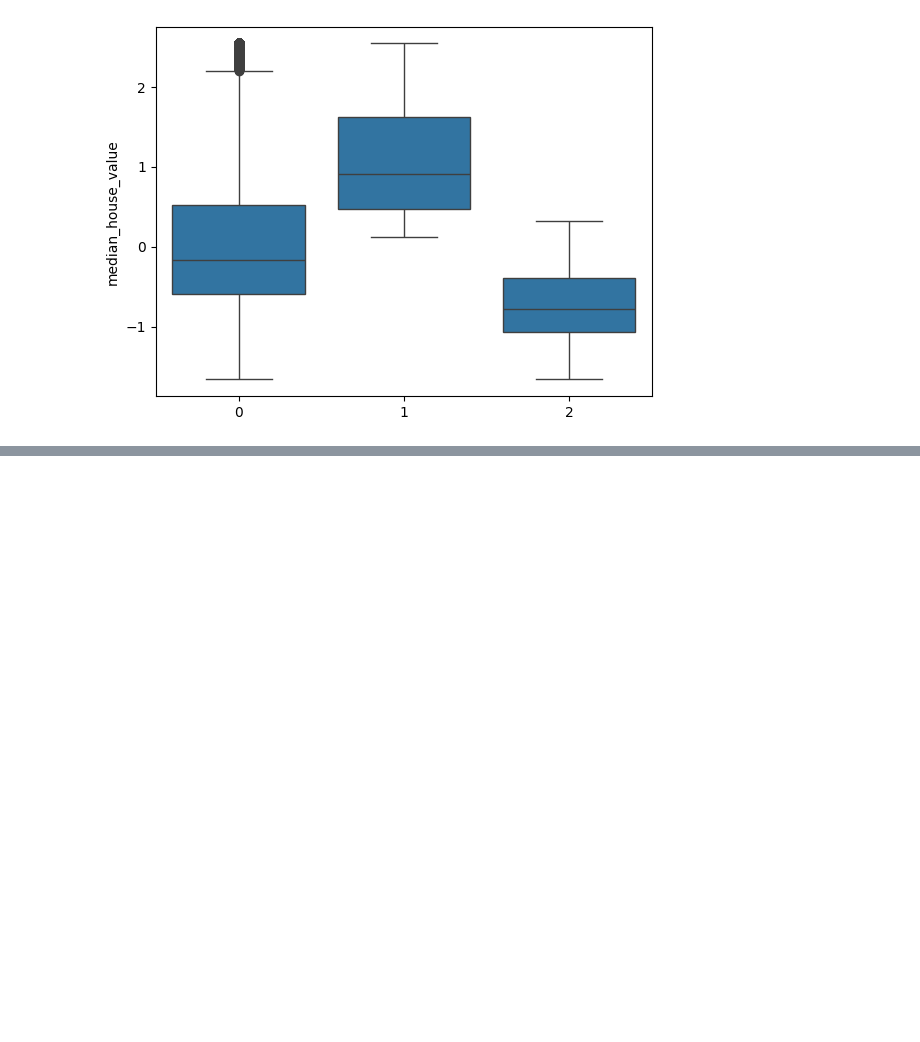
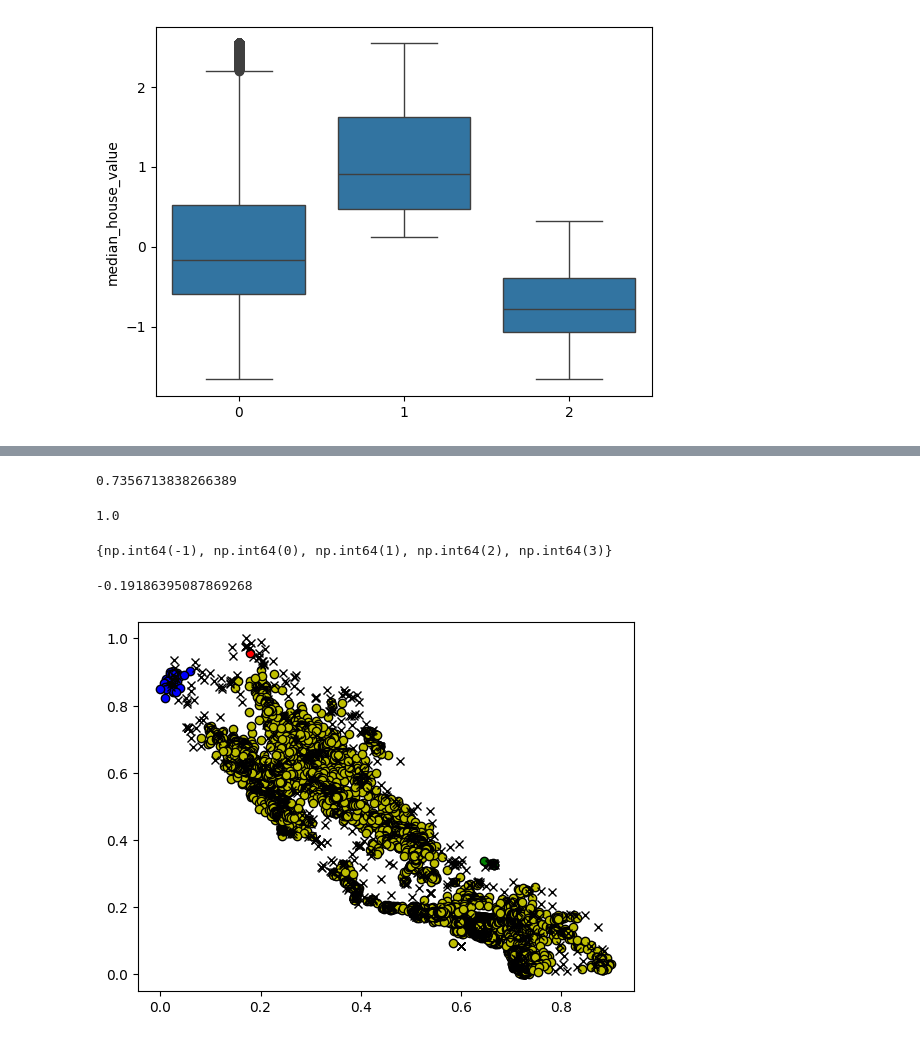
Before and after one commit to johnloane/sd4_dav_26, a Jupyter notebook: MLR/Cluster_Fri.ipynb, the cells around one changed output, grey strips where cells are left out. Cells and saved outputs as stored; diff of their text form; code cells hidden in the pictures; blank space fills up the shorter version.

```diff
--- a/MLR/Cluster_Fri.ipynb
+++ b/MLR/Cluster_Fri.ipynb
@@ -384,0 +501,11 @@ sns.boxplot(x = kmeans.labels_, y = home_data['median_house_value'])
+# %%
+sc = metrics.silhouette_score(X, labels)
+sc
+# %% [output]
+0.7356713838266389
+# %%
+from sklearn.metrics import adjusted_rand_score
+ars = adjusted_rand_score(y, labels)
+ars
+# %% [output]
+1.0
@@ -384,0 +526,38 @@ sns.boxplot(x = kmeans.labels_, y = home_data['median_house_value'])
+# %%
+scaler = MinMaxScaler()
+home_data_norm = home_data
+scaler.fit(home_data_norm[['median_house_value']])
+home_data_norm.median_house_value = scaler.transform(home_data['median_house_value'].values.reshape(-1, 1))
+# %%
+db = DBSCAN(eps=0.05, min_samples=20).fit(home_data_norm)
+# %%
+db_set = set(db.labels_)
+db_set
+# %% [output]
+{np.int64(-1), np.int64(0), np.int64(1), np.int64(2), np.int64(3)}
+# %%
+sc = metrics.silhouette_score(home_data_norm, db.labels_)
+sc
+# %% [output]
+-0.19186395087869268
+# %%
+core_samples_mask = np.zeros_like(db.labels_, dtype=bool)
+# %%
+core_samples_mask[db.core_sample_indices_] = True
+# %%
+#Plot results
+#Black to indicate noise
+unique_labels = set(db.labels_)
+colours = ['y', 'b', 'g', 'r']
+for k, col in zip(unique_labels, colours):
+    if k == -1:
+        #Black as it is noise
+        col = 'k'
+
+    class_member_mask = (db.labels_ == k)
+    xy = home_data_norm[class_member_mask & core_samples_mask]
+    plt.plot(xy['longitude'], xy['latitude'], 'o', markerfacecolor=col, markeredgecolor='k', markersize = 6)
+    xy = home_data_norm[class_member_mask & ~core_samples_mask]
+    plt.plot(xy['longitude'], xy['latitude'], 'x', markerfacecolor=col, markeredgecolor='k', markersize = 6)
+# %% [output]
+[figure, added]
```
Also changed, not shown: parts of 25 cells of this notebook, 2 other files.
